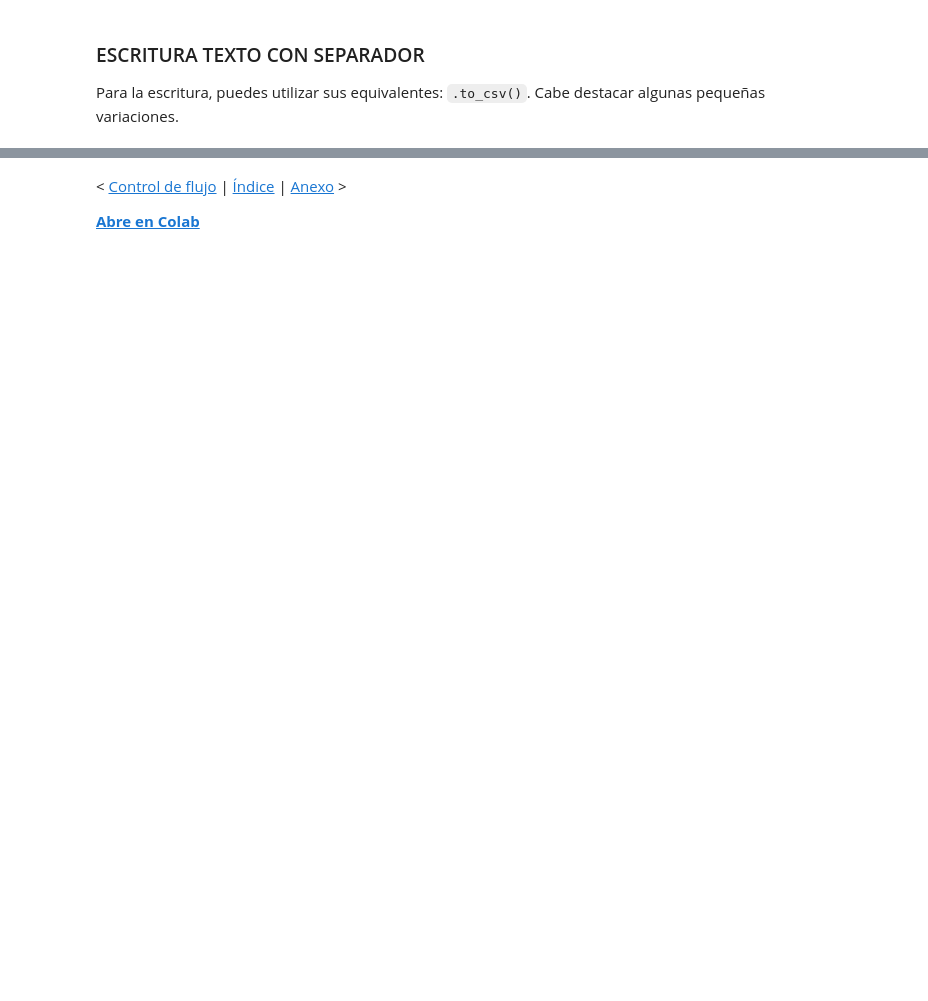
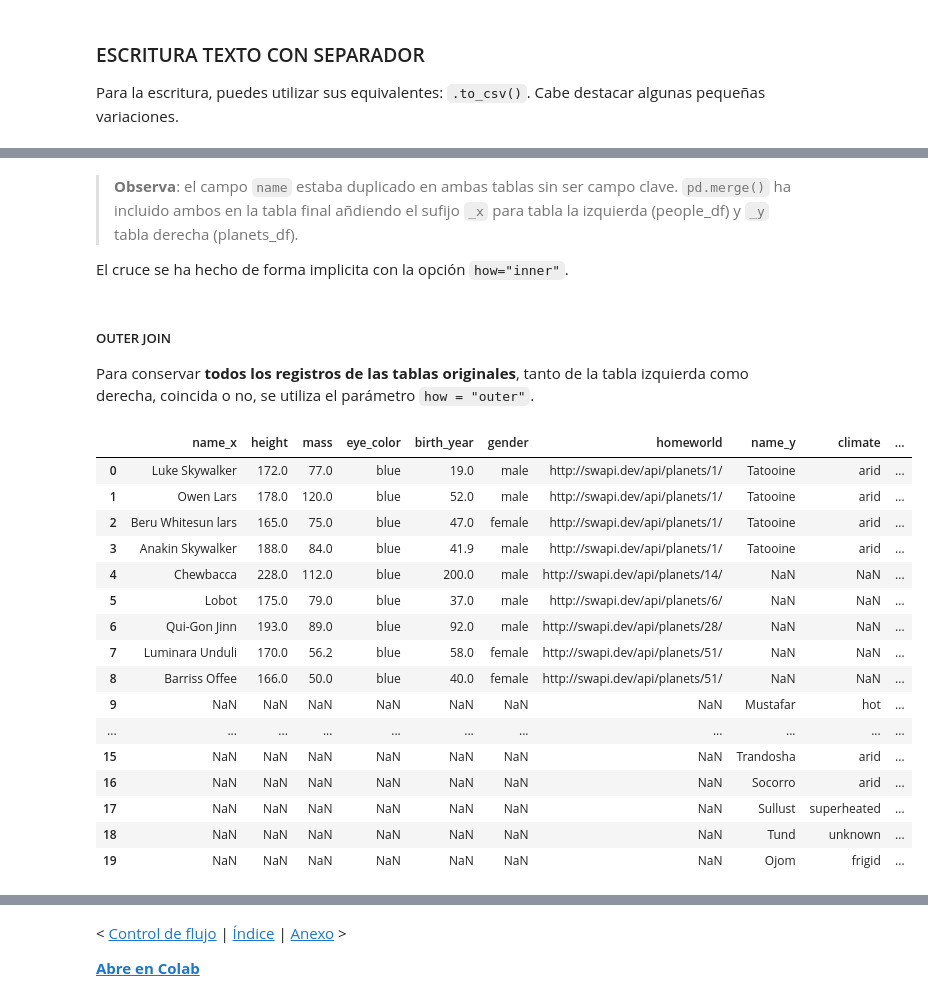
Before and after one commit to griu/mbdds_fc20, a Jupyter notebook: Python/modulo1_tema4_Py_50_gest_dat.ipynb, the cells around one changed output, grey strips where cells are left out. Saved outputs shown, nothing was run; the diff lists cells and outputs as text; code cells hidden in the pictures; blank space fills up the shorter version.

```diff
--- a/Python/modulo1_tema4_Py_50_gest_dat.ipynb
+++ b/Python/modulo1_tema4_Py_50_gest_dat.ipynb
@@ -70,0 +37,20 @@ Para leer el siguiente fichero de texto:
+# %%
+%matplotlib inline
+import numpy as np
+import pandas as pd
+import matplotlib.pyplot as plt
+import seaborn as sns; sns.set()  # para el estilo de graficos
+
+entidades = ['planets','starships','vehicles','people','species']
+entidades_df = {x: pd.read_pickle('www/' + x + '_df.pkl') for x in entidades}
+
+# planetas
+planets_df = entidades_df['planets'][["climate","temperate_tropical","population","url"]].dropna()
+
+# Detalle de los personajes
+people_detalle_df = entidades_df['people'][["created"]].dropna()
+
+# Datos principales
+people_df = entidades_df['people'][["height","mass","eye_color","birth_year","gender","homeworld"]].dropna()
+
+people_df
@@ -744,0 +380,3 @@ unclass(b)
+# %%
+planets_clima_df = planets_df[planets_df.temperate_tropical==0]
+planets_clima_df
@@ -744,0 +400,3 @@ unclass(b)
+# %%
+people_eyes_df = people_df[people_df.eye_color=="blue"]
+people_eyes_df
@@ -744,0 +428,6 @@ unclass(b)
+# %%
+people_eyes_df = people_eyes_df.reset_index()
+planets_clima_df = planets_clima_df.reset_index()
+
+a_inner = pd.merge(people_eyes_df, planets_clima_df, left_on=["homeworld"], right_on=["url"])
+a_inner.head()
@@ -744,0 +440,29 @@ unclass(b)
+# %% [markdown]
+> **Observa**: el campo `name` estaba duplicado en ambas tablas sin ser campo clave. `pd.merge()` ha incluido ambos en la tabla final añdiendo el sufijo `_x` para tabla la izquierda (people_df) y `_y` tabla derecha (planets_df).
+
+El cruce se ha hecho de forma implicita con la opción `how="inner"`.
+# %% [markdown]
+##### OUTER JOIN
+
+Para conservar **todos los registros de las tablas originales**, tanto de la tabla izquierda como derecha, coincida o no, se utiliza el parámetro `how = "outer"`.
+# %%
+a_outer = pd.merge(people_eyes_df, planets_clima_df, how = "outer", left_on=["homeworld"], right_on=["url"])
+a_outer
+# %% [output]
+|  | name_x | height | mass | eye_color | birth_year | gender | homeworld | name_y | climate | ... |
+| 0 | Luke Skywalker | 172.0 | 77.0 | blue | 19.0 | male | http://swapi.dev/api/planets/1/ | Tatooine | arid | ... |
+| 1 | Owen Lars | 178.0 | 120.0 | blue | 52.0 | male | http://swapi.dev/api/planets/1/ | Tatooine | arid | ... |
+| 2 | Beru Whitesun lars | 165.0 | 75.0 | blue | 47.0 | female | http://swapi.dev/api/planets/1/ | Tatooine | arid | ... |
+| 3 | Anakin Skywalker | 188.0 | 84.0 | blue | 41.9 | male | http://swapi.dev/api/planets/1/ | Tatooine | arid | ... |
+| 4 | Chewbacca | 228.0 | 112.0 | blue | 200.0 | male | http://swapi.dev/api/planets/14/ | NaN | NaN | ... |
+| 5 | Lobot | 175.0 | 79.0 | blue | 37.0 | male | http://swapi.dev/api/planets/6/ | NaN | NaN | ... |
+| 6 | Qui-Gon Jinn | 193.0 | 89.0 | blue | 92.0 | male | http://swapi.dev/api/planets/28/ | NaN | NaN | ... |
+| 7 | Luminara Unduli | 170.0 | 56.2 | blue | 58.0 | female | http://swapi.dev/api/planets/51/ | NaN | NaN | ... |
+| 8 | Barriss Offee | 166.0 | 50.0 | blue | 40.0 | female | http://swapi.dev/api/planets/51/ | NaN | NaN | ... |
+| 9 | NaN | NaN | NaN | NaN | NaN | NaN | NaN | Mustafar | hot | ... |
+| ... | ... | ... | ... | ... | ... | ... | ... | ... | ... | ... |
+| 15 | NaN | NaN | NaN | NaN | NaN | NaN | NaN | Trandosha | arid | ... |
+| 16 | NaN | NaN | NaN | NaN | NaN | NaN | NaN | Socorro | arid | ... |
+| 17 | NaN | NaN | NaN | NaN | NaN | NaN | NaN | Sullust | superheated | ... |
+| 18 | NaN | NaN | NaN | NaN | NaN | NaN | NaN | Tund | unknown | ... |
+| 19 | NaN | NaN | NaN | NaN | NaN | NaN | NaN | Ojom | frigid | ... |
```
Also changed, not shown: parts of 312 cells of this notebook, 3 other files.
